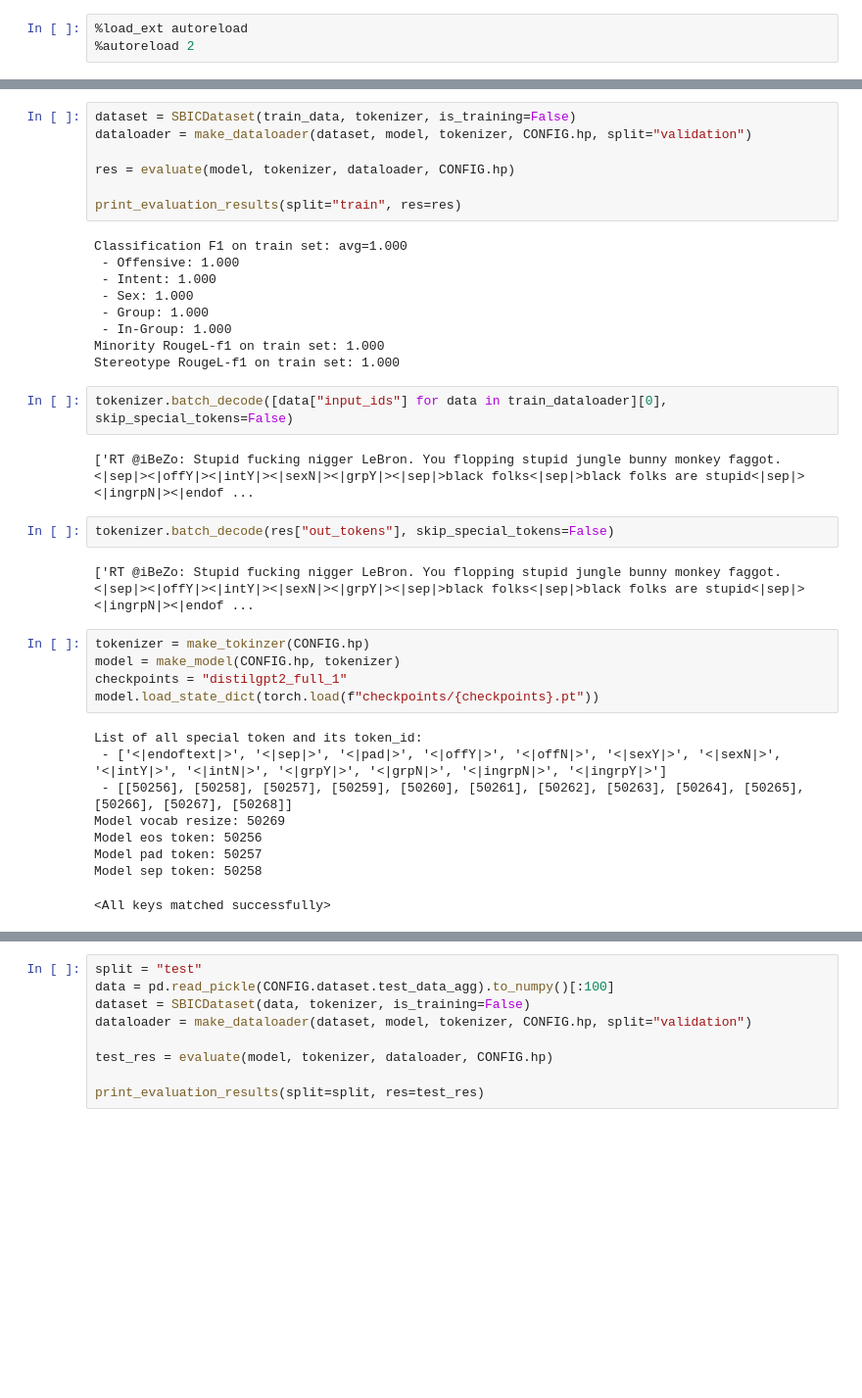
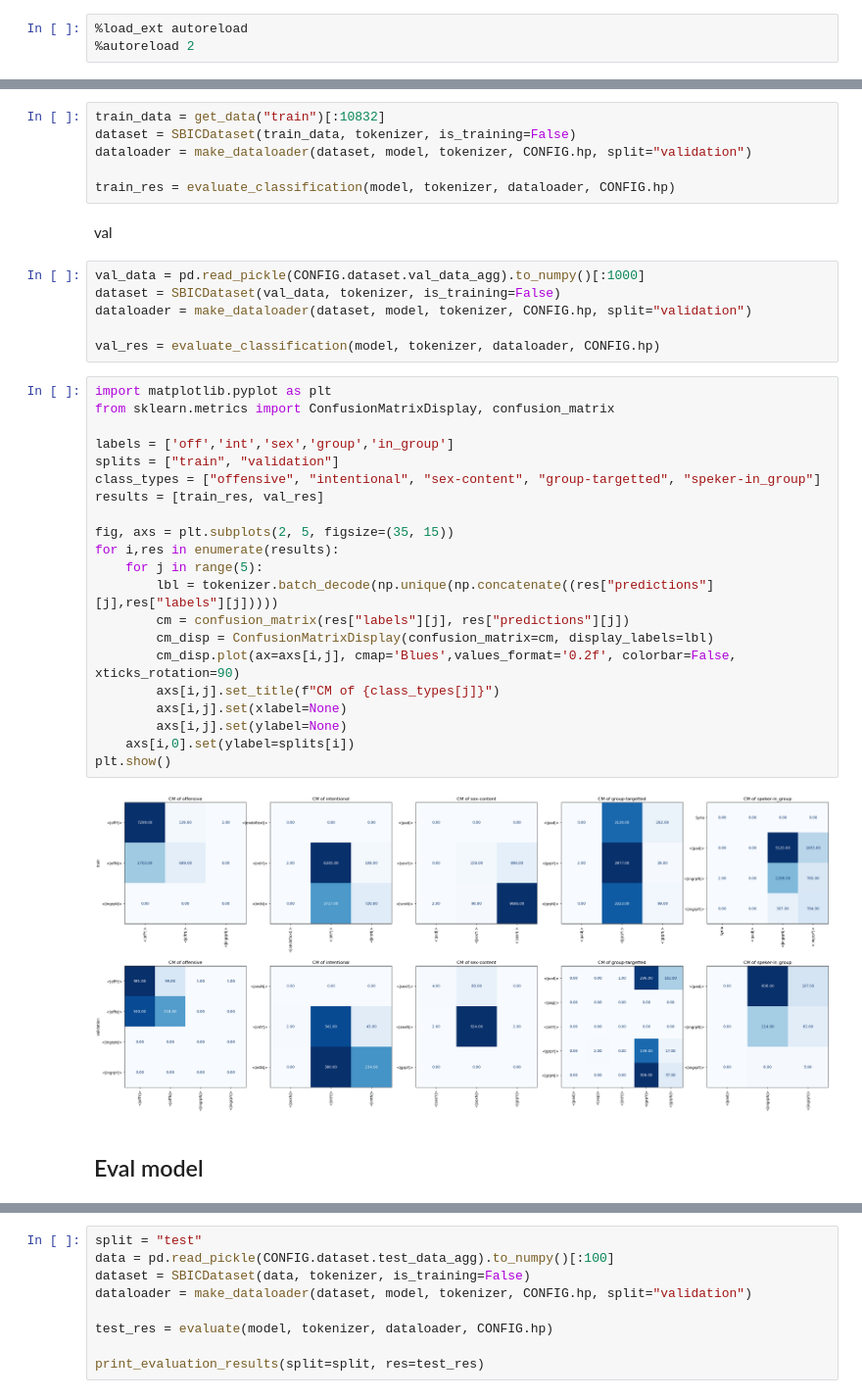
Before and after one commit to matteoperiani2/social_bias_framework, a Jupyter notebook: test_models.ipynb, the cells around one changed output, grey strips where cells are left out. Shown at 98% size. Drawn from its saved outputs; the diff is of its cells as text; blank space fills up the shorter version.

```diff
--- a/test_models.ipynb
+++ b/test_models.ipynb
@@ -88,39 +36,40 @@ array([['RT @iBeZo: Stupid fucking nigger LeBron. You flopping stupid jungle bun
 # %%
+train_data = get_data("train")[:10832]
 dataset = SBICDataset(train_data, tokenizer, is_training=False)
 dataloader = make_dataloader(dataset, model, tokenizer, CONFIG.hp, split="validation")
 
-res = evaluate(model, tokenizer, dataloader, CONFIG.hp)
-
-print_evaluation_results(split="train", res=res)
+train_res = evaluate_classification(model, tokenizer, dataloader, CONFIG.hp)
-# %% [output]
-Classification F1 on train set: avg=1.000
- - Offensive: 1.000
- - Intent: 1.000
- - Sex: 1.000
- - Group: 1.000
- - In-Group: 1.000
-Minority RougeL-f1 on train set: 1.000
-Stereotype RougeL-f1 on train set: 1.000
-# %%
-tokenizer.batch_decode([data["input_ids"] for data in train_dataloader][0], skip_special_tokens=False)
-# %% [output]
-['RT @iBeZo: Stupid fucking nigger LeBron. You flopping stupid jungle bunny monkey faggot.<|sep|><|offY|><|intY|><|sexN|><|grpY|><|sep|>black folks<|sep|>black folks are stupid<|sep|><|ingrpN|><|endof ...
-# %%
-tokenizer.batch_decode(res["out_tokens"], skip_special_tokens=False)
-# %% [output]
-['RT @iBeZo: Stupid fucking nigger LeBron. You flopping stupid jungle bunny monkey faggot.<|sep|><|offY|><|intY|><|sexN|><|grpY|><|sep|>black folks<|sep|>black folks are stupid<|sep|><|ingrpN|><|endof ...
-# %%
-tokenizer = make_tokinzer(CONFIG.hp)
-model = make_model(CONFIG.hp, tokenizer)
-checkpoints = "distilgpt2_full_1"
-model.load_state_dict(torch.load(f"checkpoints/{checkpoints}.pt"))
-# %% [output]
-List of all special token and its token_id:
- - ['<|endoftext|>', '<|sep|>', '<|pad|>', '<|offY|>', '<|offN|>', '<|sexY|>', '<|sexN|>', '<|intY|>', '<|intN|>', '<|grpY|>', '<|grpN|>', '<|ingrpN|>', '<|ingrpY|>']
- - [[50256], [50258], [50257], [50259], [50260], [50261], [50262], [50263], [50264], [50265], [50266], [50267], [50268]]
-Model vocab resize: 50269
-Model eos token: 50256
-Model pad token: 50257
-Model sep token: 50258
-<All keys matched successfully>
+# %% [markdown]
+val
+# %%
+val_data = pd.read_pickle(CONFIG.dataset.val_data_agg).to_numpy()[:1000]
+dataset = SBICDataset(val_data, tokenizer, is_training=False)
+dataloader = make_dataloader(dataset, model, tokenizer, CONFIG.hp, split="validation")
+
+val_res = evaluate_classification(model, tokenizer, dataloader, CONFIG.hp)
+# %%
+import matplotlib.pyplot as plt
+from sklearn.metrics import ConfusionMatrixDisplay, confusion_matrix
+
+labels = ['off','int','sex','group','in_group']
+splits = ["train", "validation"]
+class_types = ["offensive", "intentional", "sex-content", "group-targetted", "speker-in_group"]
+results = [train_res, val_res]
+
+fig, axs = plt.subplots(2, 5, figsize=(35, 15))
+for i,res in enumerate(results):
+    for j in range(5):
+        lbl = tokenizer.batch_decode(np.unique(np.concatenate((res["predictions"][j],res["labels"][j]))))
+        cm = confusion_matrix(res["labels"][j], res["predictions"][j])
+        cm_disp = ConfusionMatrixDisplay(confusion_matrix=cm, display_labels=lbl)
+        cm_disp.plot(ax=axs[i,j], cmap='Blues',values_format='0.2f', colorbar=False, xticks_rotation=90)
+        axs[i,j].set_title(f"CM of {class_types[j]}")
+        axs[i,j].set(xlabel=None)
+        axs[i,j].set(ylabel=None)
+    axs[i,0].set(ylabel=splits[i])
+plt.show()
+# %% [output]
+[figure, added]
+# %% [markdown]
+## Eval model
 # %% [markdown]
```
Also changed, not shown: parts of 8 cells of this notebook, 6 other files.
